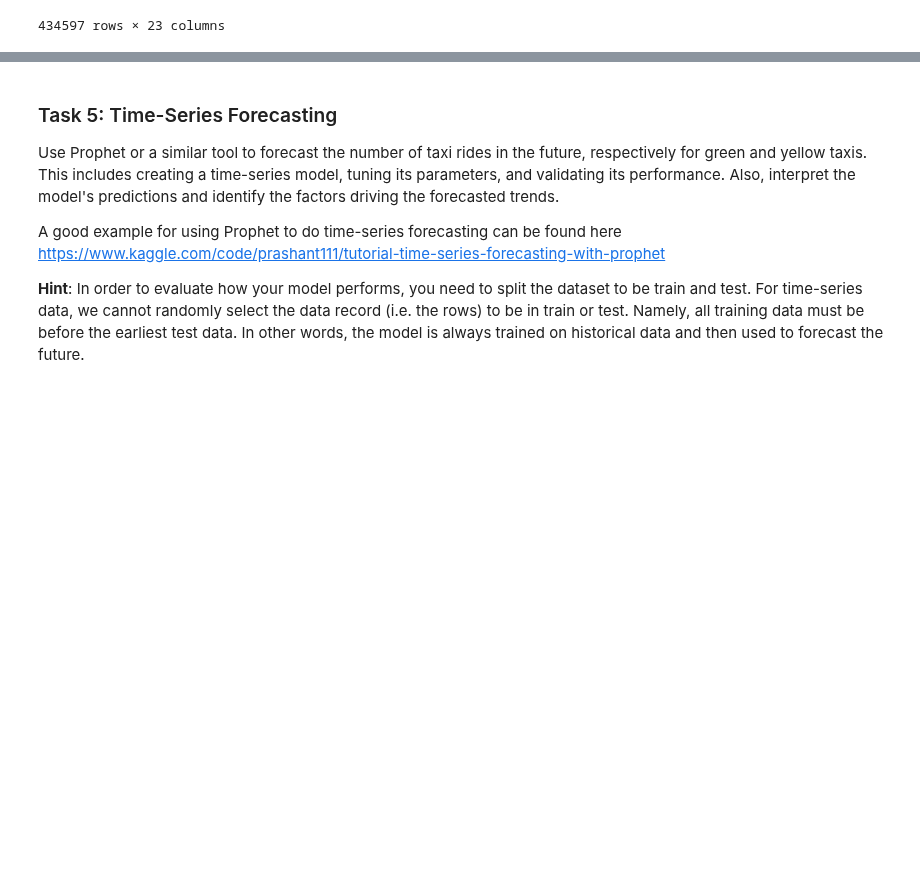
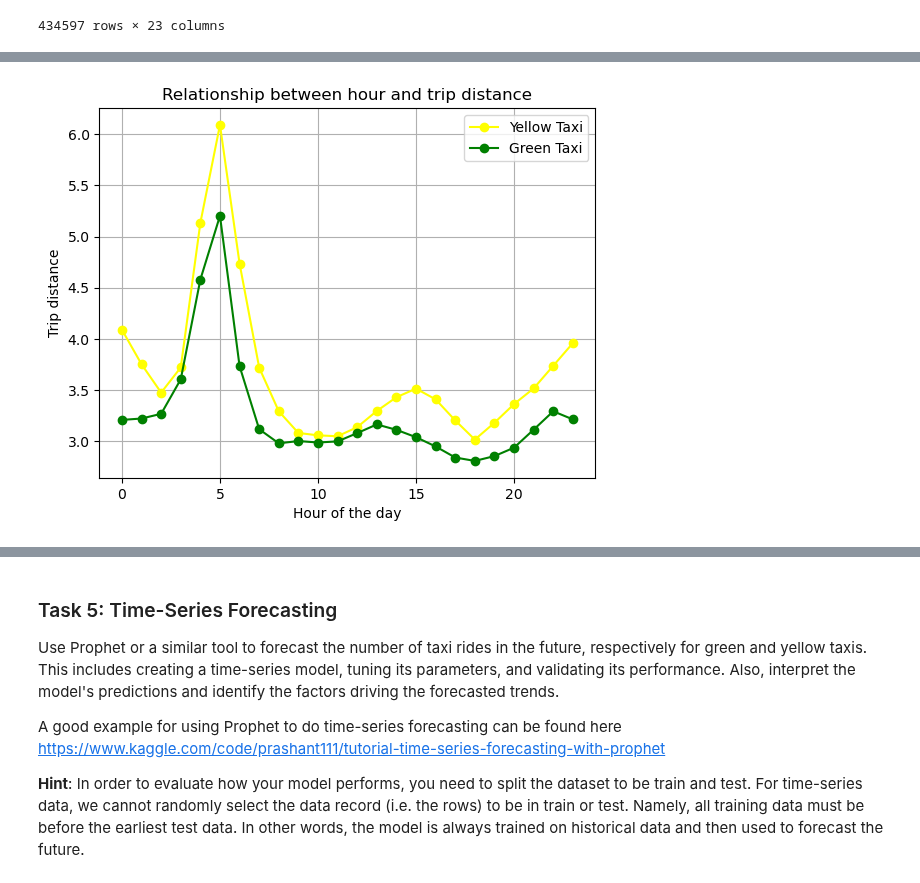
Before and after one commit to HatzeDJ/62444-Repository, a Jupyter notebook: 4_temporal_spatial_data_analysis.ipynb, the cells around one changed output, grey strips where cells are left out. Saved outputs shown, nothing was run; the diff lists cells and outputs as text; code cells hidden in the pictures; blank space fills up the shorter version.

```diff
--- a/4_temporal_spatial_data_analysis.ipynb
+++ b/4_temporal_spatial_data_analysis.ipynb
@@ -425,0 +387,96 @@ plt.show()
+# %%
+import pandas as pd
+import matplotlib.pyplot as plt
+from src.utils import PlotTemporalRelationshipBoth
+from src.utils import chronological_order_days
+from src.utils import chronological_order_month
+
+#Average distance by hour
+average_distance_by_hour_yellow = df_yellow.groupby('Hour')['trip_distance'].mean()
+average_distance_by_hour_green = df_green.groupby('Hour')['trip_distance'].mean()
+PlotTemporalRelationshipBoth(average_distance_by_hour_yellow,
+                             average_distance_by_hour_green,
+                             'Yellow Taxi',
+                             'Green Taxi',
+                             'yellow',
+                             'green',
+                             'Hour of the day',
+                             'Trip distance',
+                             'Relationship between hour and trip distance'
+                             )
+
+#Average distance pr. day:
+df_yellow_grouped_distance = df_yellow.groupby('DayOfWeek')['trip_distance'].mean()
+df_yellow_grouped_distance = df_yellow_grouped_distance.reindex(chronological_order_days)
+df_green_grouped_distance = df_green.groupby('DayOfWeek')['trip_distance'].mean()
+df_green_grouped_distance = df_green_grouped_distance.reindex(chronological_order_days)
+PlotTemporalRelationshipBoth(df_yellow_grouped_distance,
+                             df_green_grouped_distance,
+                             'Yellow Taxi',
+                             'Green Taxi',
+                             'yellow',
+                             'green',
+                             'Day of the Week',
+                             'Trip distance',
+                             'Relationship between trip distance and day of the week')
+
+#Average distance pr. Month
+df_yellow_grouped_distance = df_yellow.groupby('Month')['trip_distance'].mean()
+df_yellow_grouped_distance = df_yellow_grouped_distance.reindex(chronological_order_month)
+df_green_grouped_distance = df_green.groupby('Month')['trip_distance'].mean()
+df_green_grouped_distance = df_green_grouped_distance.reindex(chronological_order_month)
+PlotTemporalRelationshipBoth(df_yellow_grouped_distance,
+                             df_green_grouped_distance,
+                             'Yellow Taxi',
+                             'Green Taxi',
+                             'yellow',
+                             'green',
+                             'Month',
+                             'Trip distance',
+                             'Relationship between trip distance and month')
+
+
+# Average fare pr. hour
+average_fare_by_hour_yellow = df_yellow.groupby('Hour')['fare_amount'].mean()
+average_fare_by_hour_green = df_green.groupby('Hour')['fare_amount'].mean()
+PlotTemporalRelationshipBoth(average_fare_by_hour_yellow,
+                             average_fare_by_hour_green,
+                             'Yellow Taxi',
+                             'Green Taxi',
+                             'yellow',
+                             'green',
+                             'Hour of the day',
+                             'Fare Amount',
+                             'Relationship between hour and fare amount'
+                             )
+
+# Fare amount and day of the week
+df_yellow_grouped = df_yellow.groupby('DayOfWeek')['fare_amount'].mean()
+df_yellow_grouped = df_yellow_grouped.reindex(chronological_order_days)
+df_green_grouped = df_green.groupby('DayOfWeek')['fare_amount'].mean()
+df_green_grouped = df_green_grouped.reindex(chronological_order_days)
+PlotTemporalRelationshipBoth(df_yellow_grouped,
+                             df_green_grouped,
+                             'Yellow Taxi',
+                             'Green Taxi',
+                             'yellow',
+                             'green',
+                             'Day of the Week',
+                             'Fare Amount',
+                             'Relationship between fare amount and day of the week')
+
+df_yellow_grouped = df_yellow.groupby('Month')['fare_amount'].mean()
+df_yellow_grouped = df_yellow_grouped.reindex(chronological_order_month)
+df_green_grouped = df_green.groupby('Month')['fare_amount'].mean()
+df_green_grouped = df_green_grouped.reindex(chronological_order_month)
+PlotTemporalRelationshipBoth(df_yellow_grouped,
+                             df_green_grouped,
+                             'Yellow Taxi',
+                             'Green Taxi',
+                             'yellow',
+                             'green',
+                             'Month',
+                             'Fare Amount',
+                             'Relationship between fare amount and month')
+# %% [output]
+[figure, added]
```
Also changed, not shown: parts of 3 cells of this notebook, 1 other file.
